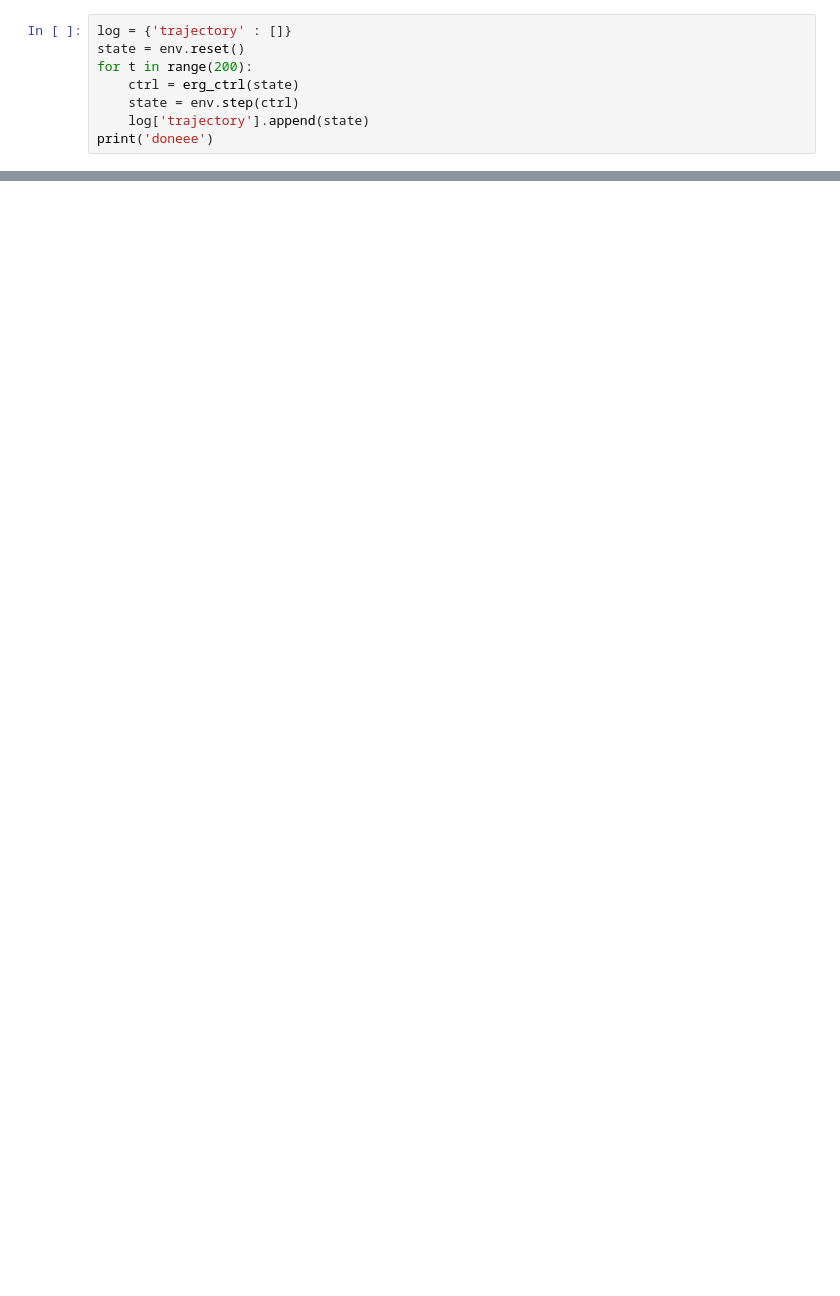
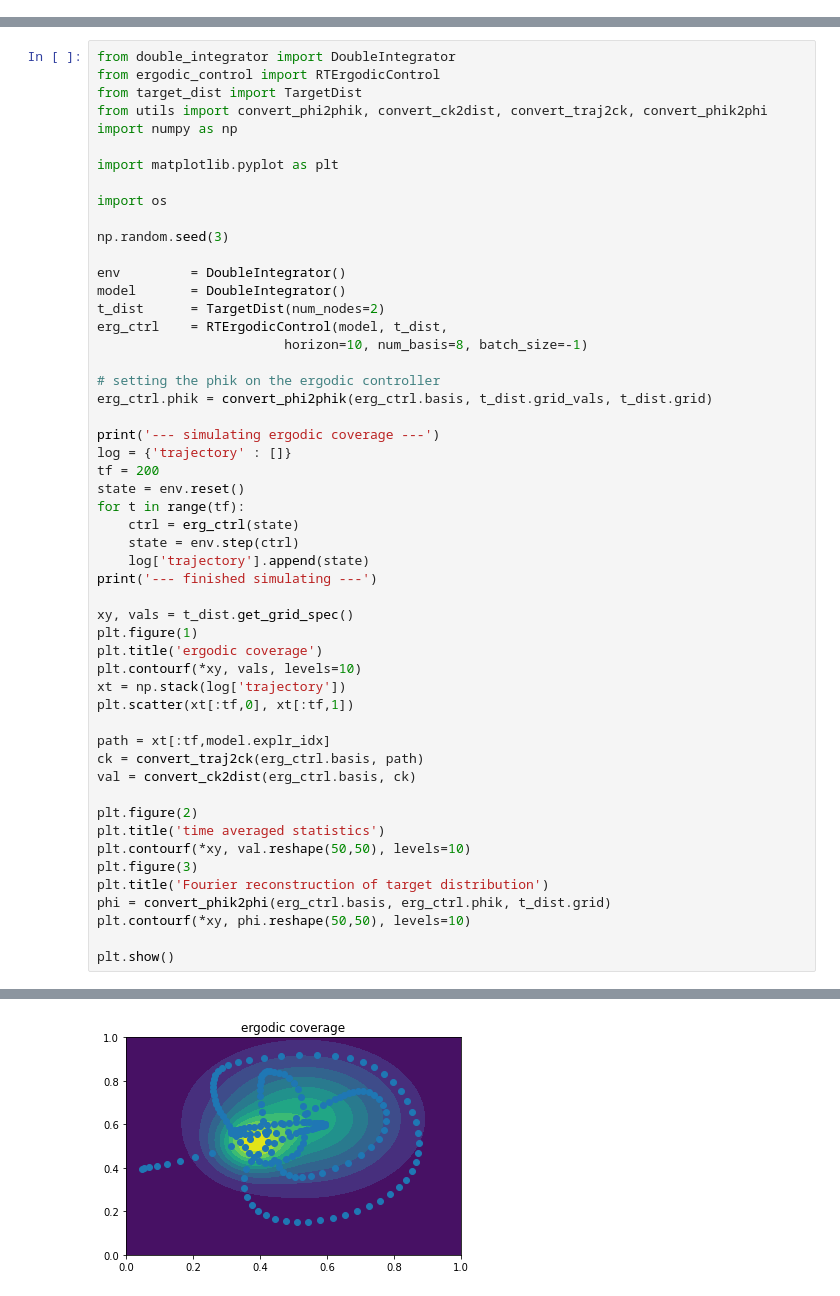
Before and after one commit to i-abr/rt_ergodic_control, a Jupyter notebook: tests.ipynb, the cells around one changed output, grey strips where cells are left out. Cells and saved outputs as stored; diff of their text form; blank space fills up the shorter version.

```diff
--- a/tests.ipynb
+++ b/tests.ipynb
@@ -190,8 +0,0 @@ array([ 1.        , -0.28804247, -0.39783902,  0.18765139,  0.02114903,
-# %%
-log = {'trajectory' : []}
-state = env.reset()
-for t in range(200):
-    ctrl = erg_ctrl(state)
-    state = env.step(ctrl)
-    log['trajectory'].append(state)
-print('doneee')
@@ -238,0 +1,53 @@ plt.contourf(*xy, phi.reshape(50,50), levels=10)
+# %%
+from double_integrator import DoubleIntegrator
+from ergodic_control import RTErgodicControl
+from target_dist import TargetDist
+from utils import convert_phi2phik, convert_ck2dist, convert_traj2ck, convert_phik2phi
+import numpy as np
+
+import matplotlib.pyplot as plt
+
+import os
+
+np.random.seed(3)
+
+env         = DoubleIntegrator()
+model       = DoubleIntegrator()
+t_dist      = TargetDist(num_nodes=2)
+erg_ctrl    = RTErgodicControl(model, t_dist,
+                        horizon=10, num_basis=8, batch_size=-1)
+
+# setting the phik on the ergodic controller
+erg_ctrl.phik = convert_phi2phik(erg_ctrl.basis, t_dist.grid_vals, t_dist.grid)
+
+print('--- simulating ergodic coverage ---')
+log = {'trajectory' : []}
+tf = 200
+state = env.reset()
+for t in range(tf):
+    ctrl = erg_ctrl(state)
+    state = env.step(ctrl)
+    log['trajectory'].append(state)
+print('--- finished simulating ---')
+
+xy, vals = t_dist.get_grid_spec()
+plt.figure(1)
+plt.title('ergodic coverage')
+plt.contourf(*xy, vals, levels=10)
+xt = np.stack(log['trajectory'])
+plt.scatter(xt[:tf,0], xt[:tf,1])
+
+path = xt[:tf,model.explr_idx]
+ck = convert_traj2ck(erg_ctrl.basis, path)
+val = convert_ck2dist(erg_ctrl.basis, ck)
+
+plt.figure(2)
+plt.title('time averaged statistics')
+plt.contourf(*xy, val.reshape(50,50), levels=10)
+plt.figure(3)
+plt.title('Fourier reconstruction of target distribution')
+phi = convert_phik2phi(erg_ctrl.basis, erg_ctrl.phik, t_dist.grid)
+plt.contourf(*xy, phi.reshape(50,50), levels=10)
+
+plt.show()
+# %% [output]
@@ -238,0 +57 @@ plt.contourf(*xy, phi.reshape(50,50), levels=10)
+[figure, added]
```
Also changed, not shown: parts of 42 cells of this notebook, 2 other files.
